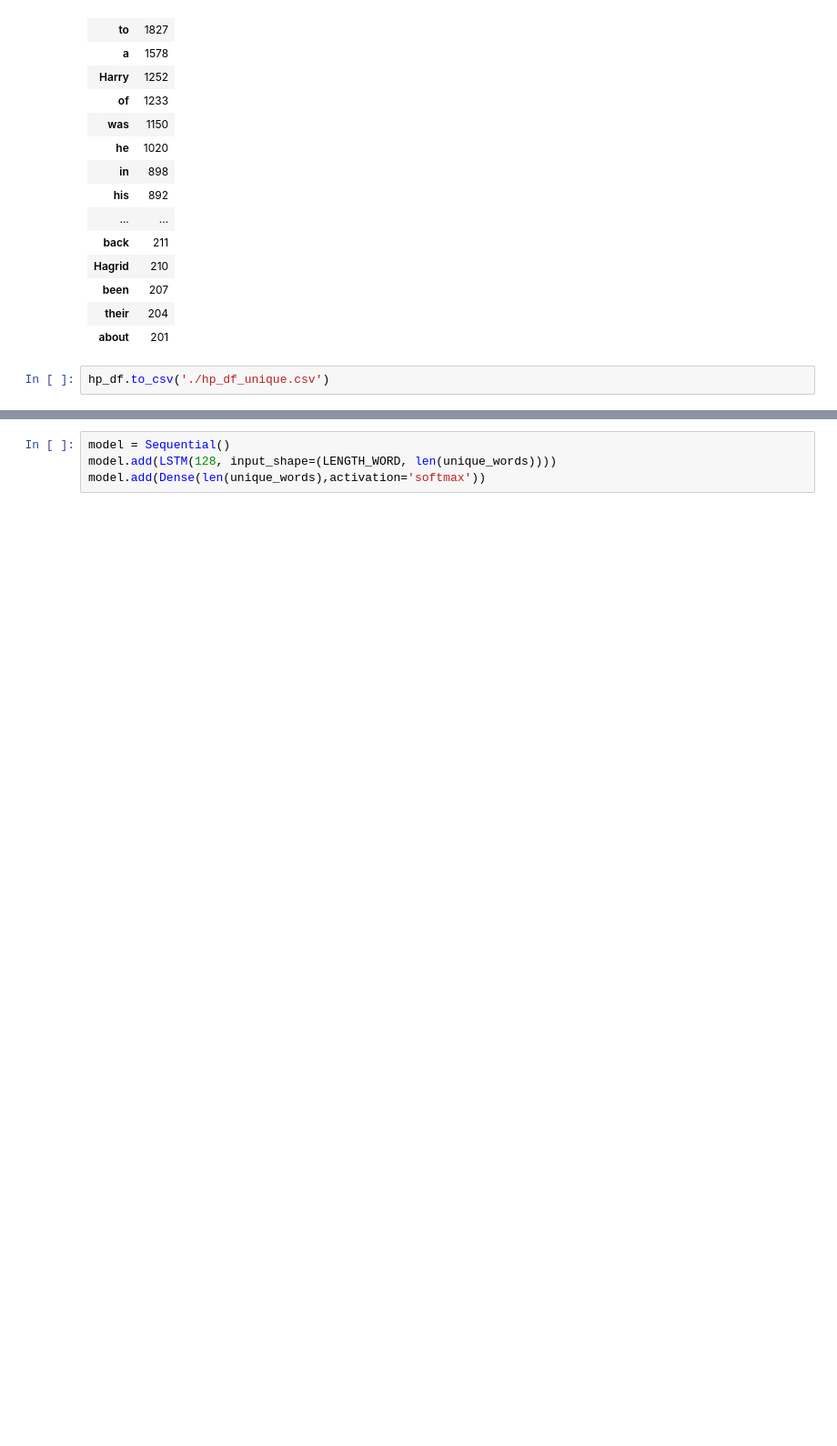
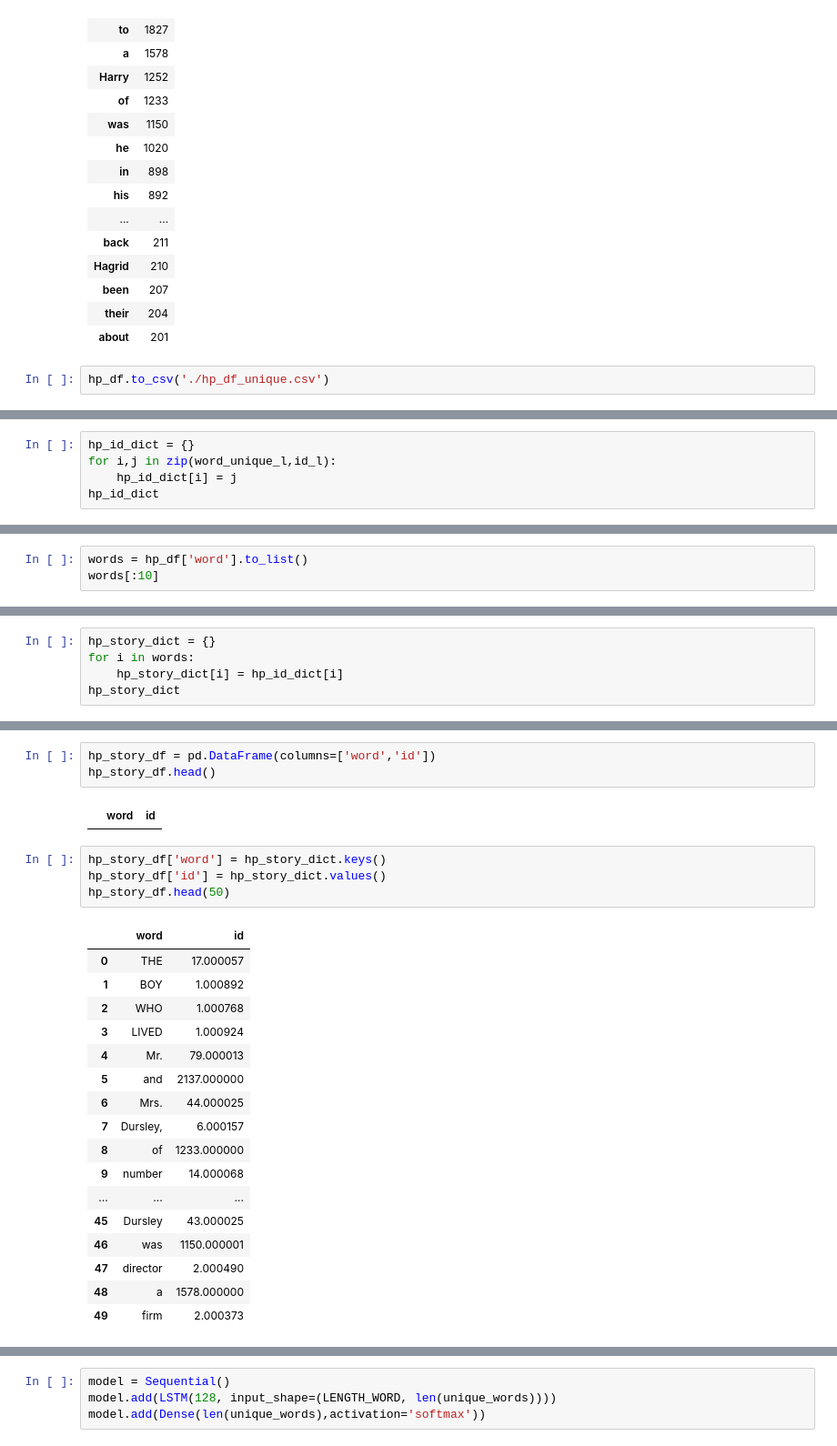
Before and after one commit to rodum012/Harry_Potter_AI, a Jupyter notebook: HP_AI.ipynb, the cells around one changed output, grey strips where cells are left out. Shown at 91% size. Cells and saved outputs as stored; diff of their text form; blank space fills up the shorter version.

```diff
--- a/HP_AI.ipynb
+++ b/HP_AI.ipynb
@@ -173,0 +224,5 @@ for i, each_words in enumerate(prev_words):
+# %%
+hp_id_dict = {}
+for i,j in zip(word_unique_l,id_l):
+    hp_id_dict[i] = j
+hp_id_dict
@@ -173,0 +247,3 @@ for i, each_words in enumerate(prev_words):
+# %%
+words = hp_df['word'].to_list()
+words[:10]
@@ -173,0 +261,5 @@ for i, each_words in enumerate(prev_words):
+# %%
+hp_story_dict = {}
+for i in words:
+    hp_story_dict[i] = hp_id_dict[i]
+hp_story_dict
@@ -173,0 +284,27 @@ for i, each_words in enumerate(prev_words):
+# %%
+hp_story_df = pd.DataFrame(columns=['word','id'])
+hp_story_df.head()
+# %% [output]
+|  | word | id |
+# %%
+hp_story_df['word'] = hp_story_dict.keys()
+hp_story_df['id'] = hp_story_dict.values()
+hp_story_df.head(50)
+# %% [output]
+|  | word | id |
+| 0 | THE | 17.000057 |
+| 1 | BOY | 1.000892 |
+| 2 | WHO | 1.000768 |
+| 3 | LIVED | 1.000924 |
+| 4 | Mr. | 79.000013 |
+| 5 | and | 2137.000000 |
+| 6 | Mrs. | 44.000025 |
+| 7 | Dursley, | 6.000157 |
+| 8 | of | 1233.000000 |
+| 9 | number | 14.000068 |
+| ... | ... | ... |
+| 45 | Dursley | 43.000025 |
+| 46 | was | 1150.000001 |
+| 47 | director | 2.000490 |
+| 48 | a | 1578.000000 |
+| 49 | firm | 2.000373 |
```
Also changed, not shown: parts of 41 cells of this notebook, 2 other files.
